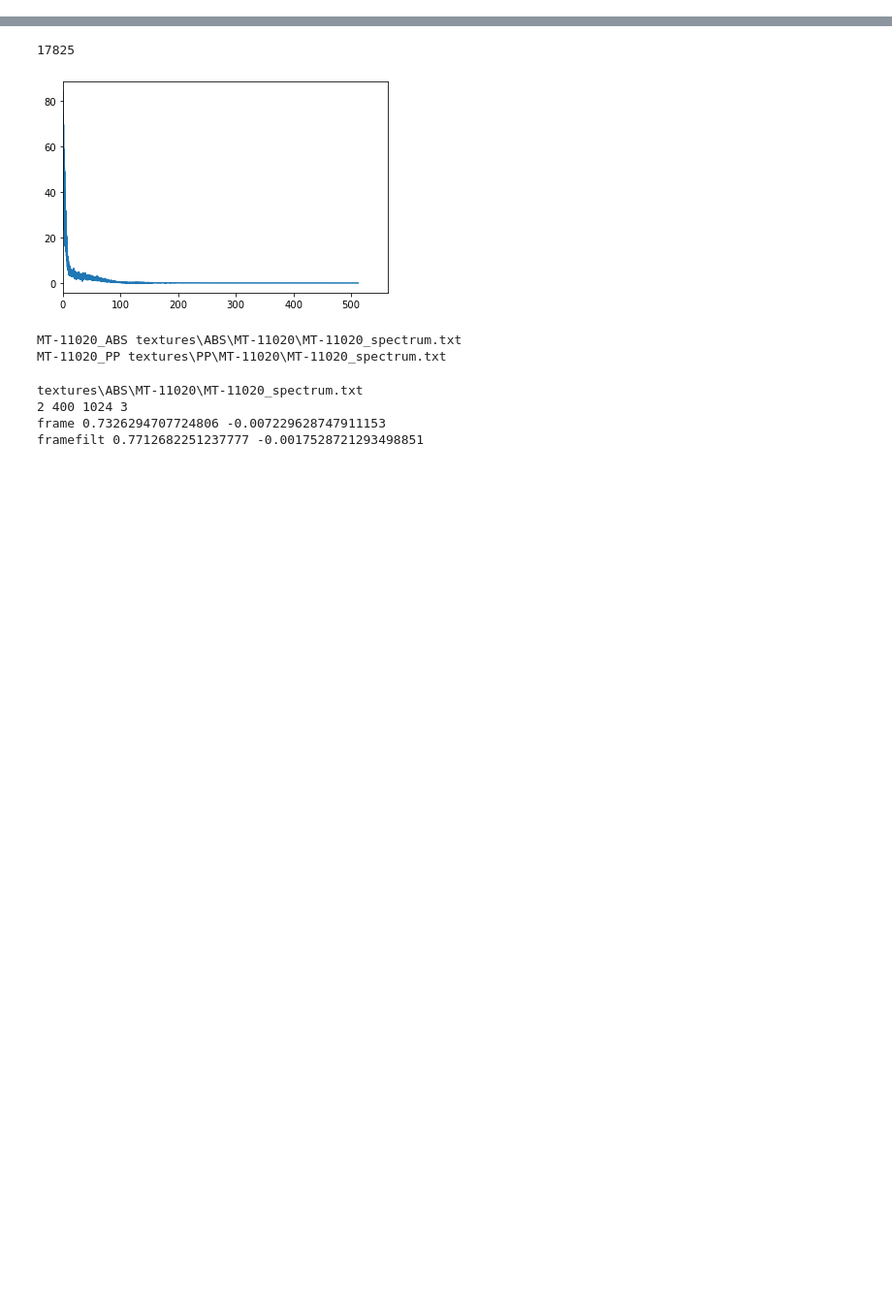
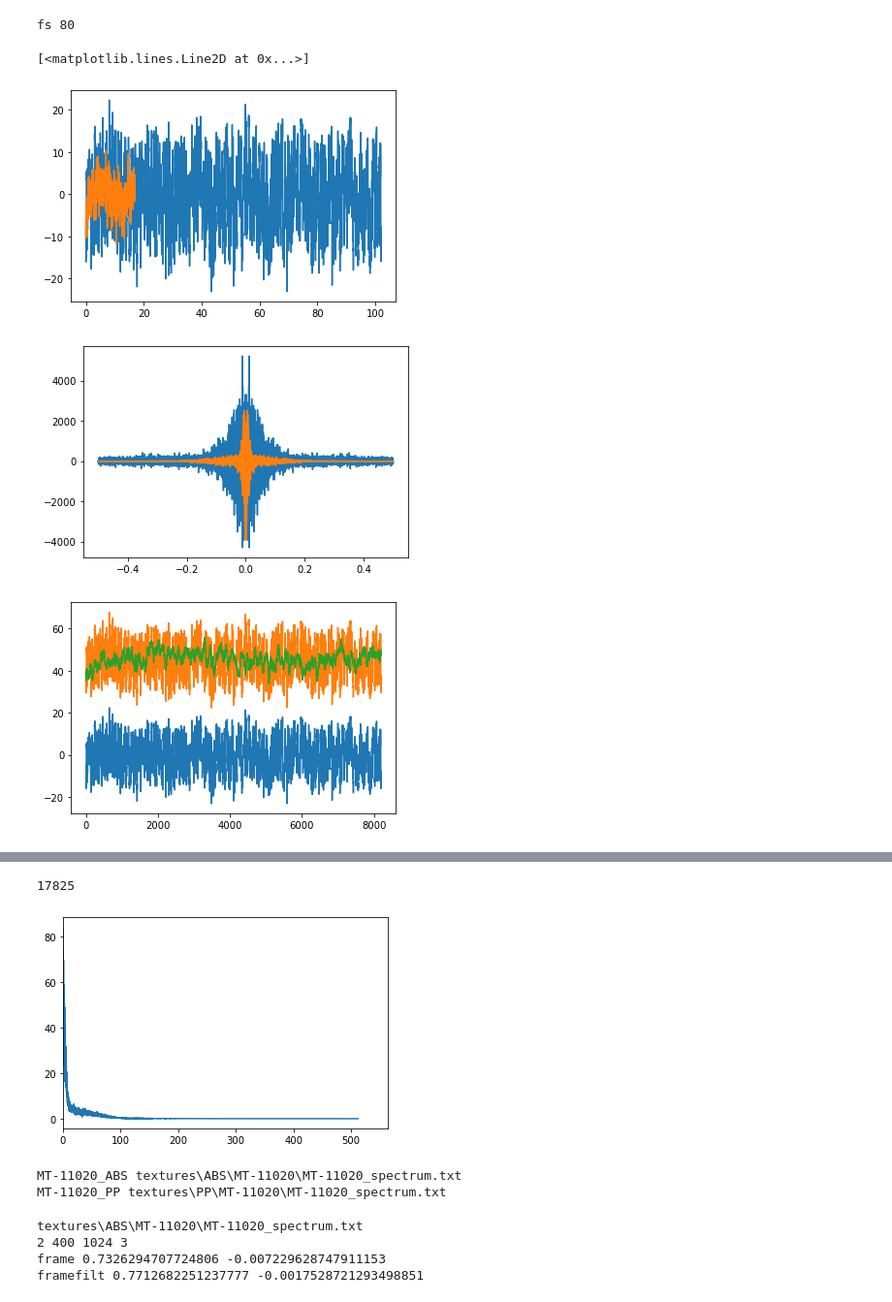
Before and after one commit to daguiam/texture_vibration_generator, a Jupyter notebook: process_textures_spectrum.ipynb, the cells around one changed output, grey strips where cells are left out. Shown at 97% size. Saved outputs shown, nothing was run; the diff lists cells and outputs as text; code cells hidden in the pictures; blank space fills up the shorter version.

```diff
--- a/process_textures_spectrum.ipynb
+++ b/process_textures_spectrum.ipynb
@@ -499,0 +308,53 @@ spectrum_profiles.shape
+# %%
+profiles_all = np.concatenate(profile_list)
+profiles_x_all = np.concatenate(profile_x_list)
+
+profiles_all2 = np.mean(profile_list, axis=0)
+profiles_x_all2 = np.mean(profile_x_list, axis=0)
+
+
+#         velocity = i+1
+# N_audio_segment = np.int(fs_audio/(fs_texture*velocity)*N_texture)
+# N_audio_segment = round_up_to_even(N_audio_segment)
+
+profiles_all2 , profiles_x_all2 = signal.resample(profiles_all2, 1024*8, profiles_x_all2)
+profiles_all , profiles_x_all = signal.resample(profiles_all, 1024*8, profiles_x_all)
+
+
+cutoff = 10
+fs = np.round(1/np.diff(profiles_x_all)[0]).astype(np.int)
+print("fs",fs)
+# profiles_all = butter_highpass_filter(profiles_all, cutoff, fs, order=5 )
+# profiles_all = butter_lowpass_filter(profiles_all, cutoff, fs, order=5 )
+
+
+plt.plot(profiles_x_all,profiles_all)
+plt.plot(profiles_x_all2,profiles_all2)
+
+
+ft_profiles = np.fft.fft(profiles_all)
+ft_freqs = np.fft.fftfreq(profiles_all.size)
+
+ft_profiles2 = np.fft.fft(profiles_all2)
+ft_freqs2 = np.fft.fftfreq(profiles_all2.size)
+
+plt.figure()
+plt.plot(ft_freqs, ft_profiles)
+plt.plot(ft_freqs2, ft_profiles2)
+
+lim = 0.05
+# plt.xlim(-lim,lim)
+
+
+iprofile = np.fft.ifft(ft_profiles)
+iprofile2 = np.fft.ifft(ft_profiles2)
+plt.figure()
+plt.plot(profiles_all)
+plt.plot(iprofile + np.ptp(profiles_all))
+plt.plot(iprofile2 + np.ptp(profiles_all))
+# %% [output]
+fs 80
+[<matplotlib.lines.Line2D at 0x...>]
+[figure, added]
+[figure, added]
+[figure, added]
```
Also changed, not shown: parts of 13 cells of this notebook, 4 other files.
